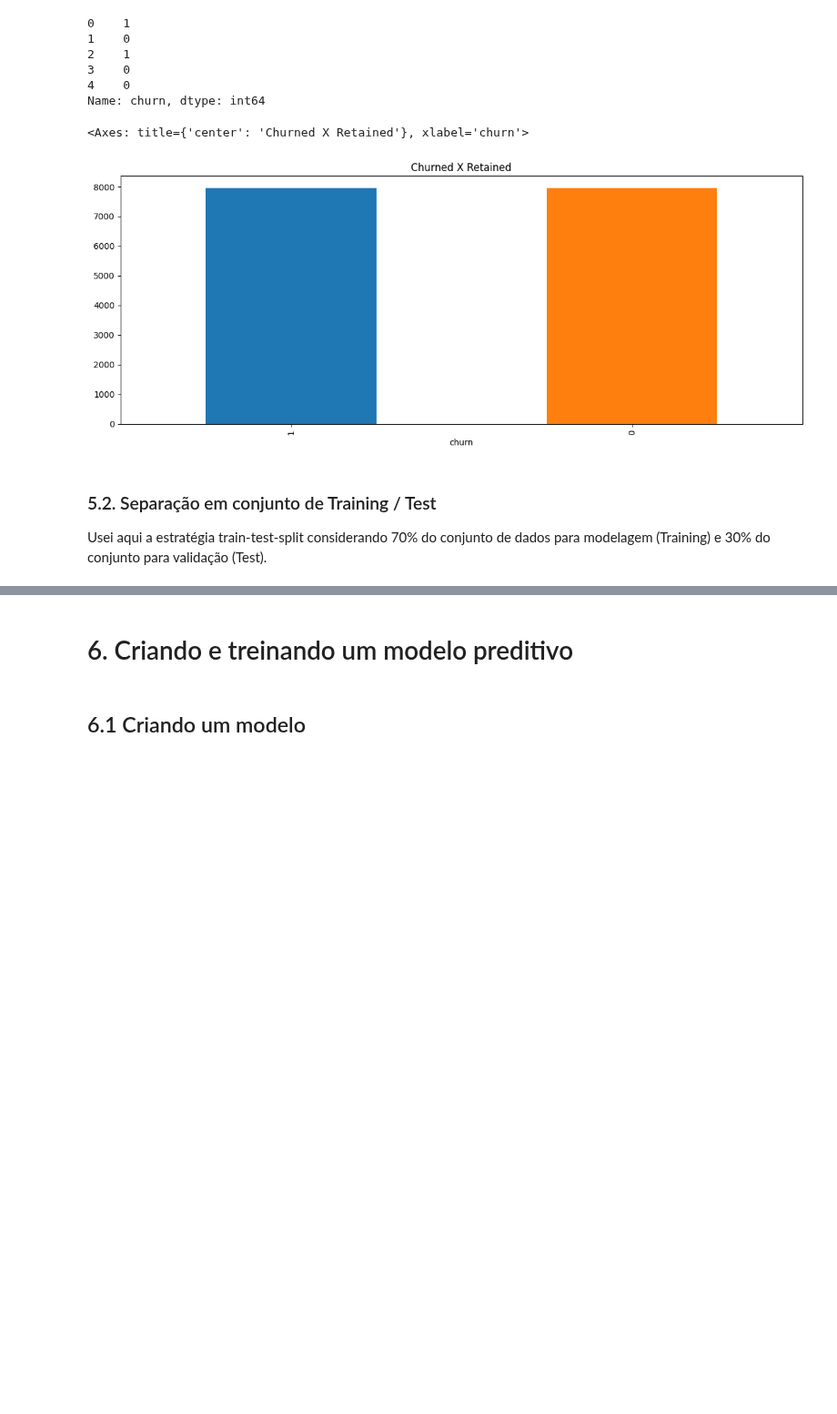
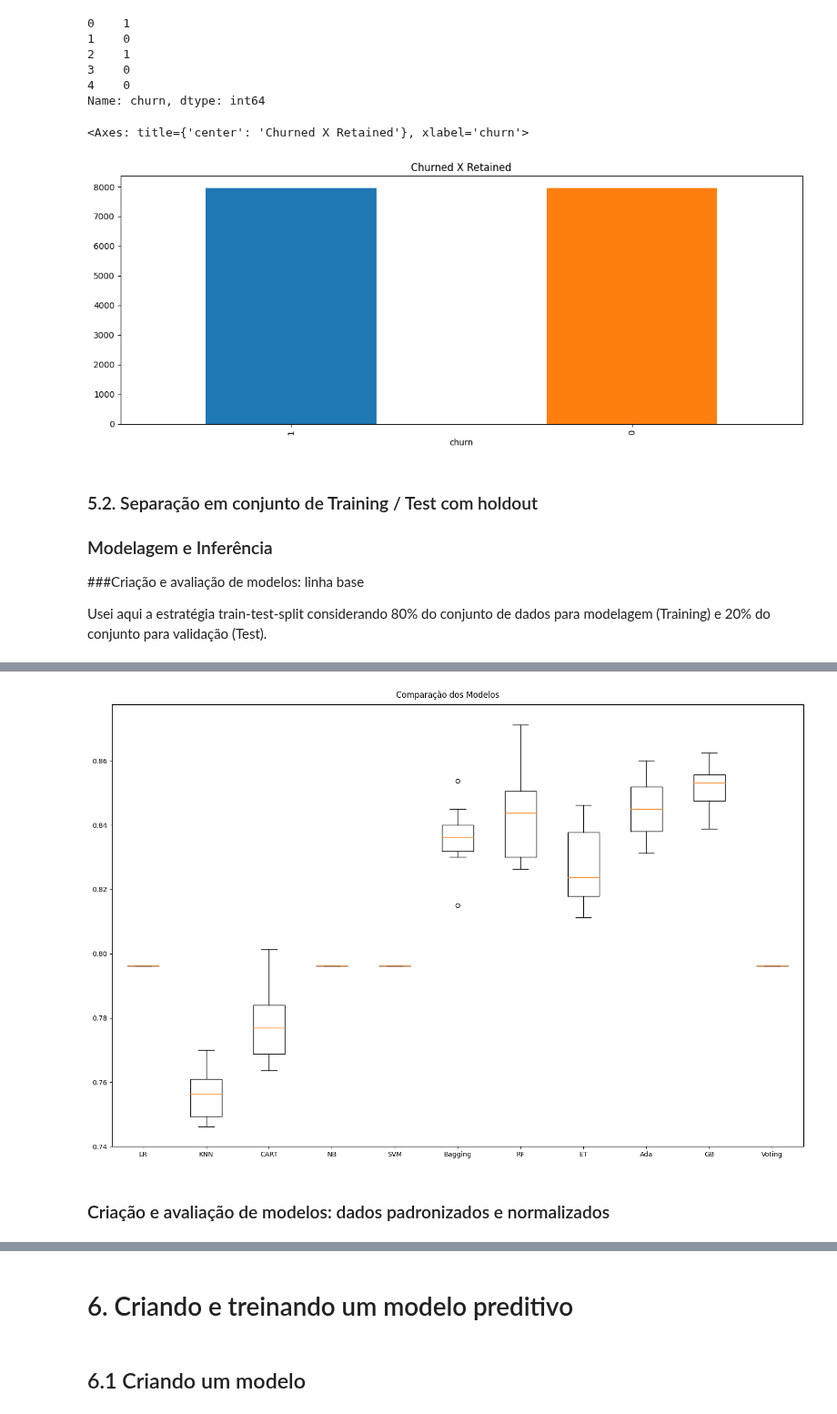
Before and after one commit to zulatopaula/MVP_CD_BankChurn, a Jupyter notebook: PZ_MVP_CD_BankChurn_ML.ipynb, the cells around one changed output, grey strips where cells are left out. Shown at 91% size. Saved outputs shown, nothing was run; the diff lists cells and outputs as text; code cells hidden in the pictures; blank space fills up the shorter version.

```diff
--- a/PZ_MVP_CD_BankChurn_ML.ipynb
+++ b/PZ_MVP_CD_BankChurn_ML.ipynb
@@ -515,6 +513,78 @@ target_res.value_counts().plot(kind='bar', title='Churned X Retained' , color =
 <Axes: title={'center': 'Churned X Retained'}, xlabel='churn'>
 [figure]
 # %% [markdown]
-### 5.2. Separação em conjunto de Training / Test
+### 5.2. Separação em conjunto de Training / Test com holdout
+### Modelagem e Inferência
+###Criação e avaliação de modelos: linha base
 
-Usei aqui a estratégia train-test-split considerando 70% do conjunto de dados para modelagem (Training) e 30% do conjunto para validação (Test).
+Usei aqui a estratégia train-test-split considerando 80% do conjunto de dados para modelagem (Training) e 20% do conjunto para validação (Test).
+# %%
+test_size = 0.20 # tamanho do conjunto de teste
+seed = 7 # semente aleatória
+
+# Separação em conjuntos de treino e teste
+array = novodataset.values
+X = array[:,0:9]
+y = array[:,9]
+X_train, X_test, y_train, y_test = train_test_split(X, y,
+    test_size=test_size, shuffle=True, random_state=seed, stratify=y) # holdout com estratificação
+
+# Parâmetros e partições da validação cruzada
+scoring = 'accuracy'
+num_particoes = 10
+kfold = StratifiedKFold(n_splits=num_particoes, shuffle=True, random_state=seed) # validação cruzada com estratificação
+# %%
+np.random.seed(7) # definindo uma semente global
+
+# Lista que armazenará os modelos
+models = []
+
+# Criando os modelos e adicionando-os na lista de modelos
+models.append(('LR', LogisticRegression(max_iter=200)))
+models.append(('KNN', KNeighborsClassifier()))
+models.append(('CART', DecisionTreeClassifier()))
+models.append(('NB', GaussianNB()))
+models.append(('SVM', SVC()))
+
+# Definindo os parâmetros do classificador base para o BaggingClassifier
+base = DecisionTreeClassifier()
+num_trees = 100
+max_features = 3
+
+# Criando os modelos para o VotingClassifier
+bases = []
+model1 = LogisticRegression(max_iter=200)
+bases.append(('logistic', model1))
+model2 = DecisionTreeClassifier()
+bases.append(('cart', model2))
+model3 = SVC()
+bases.append(('svm', model3))
+
+# Criando os ensembles e adicionando-os na lista de modelos
+models.append(('Bagging', BaggingClassifier(base_estimator=base, n_estimators=num_trees)))
+models.append(('RF', RandomForestClassifier(n_estimators=num_trees, max_features=max_features)))
+models.append(('ET', ExtraTreesClassifier(n_estimators=num_trees, max_features=max_features)))
+models.append(('Ada', AdaBoostClassifier(n_estimators=num_trees)))
+models.append(('GB', GradientBoostingClassifier(n_estimators=num_trees)))
+models.append(('Voting', VotingClassifier(bases)))
+
+# Listas para armazenar os resultados
+results = []
+names = []
+
+# Avaliação dos modelos
+for name, model in models:
+    cv_results = cross_val_score(model, X_train, y_train, cv=kfold, scoring=scoring)
+    results.append(cv_results)
+    names.append(name)
+    msg = "%s: %f (%f)" % (name, cv_results.mean(), cv_results.std())
+    print(msg)
+
+# Boxplot de comparação dos modelos
+fig = mplt.figure(figsize=(15,10))
+fig.suptitle('Comparação dos Modelos')
+ax = fig.add_subplot(111)
+mplt.boxplot(results)
+ax.set_xticklabels(names)
+mplt.show()
+# %% [output]
@@ -521 +602,4 @@ Usei aqui a estratégia train-test-split considerando 70% do conjunto de dados p
+[figure, added]
+# %% [markdown]
+### Criação e avaliação de modelos: dados padronizados e normalizados
 # %%
```
Also changed, not shown: parts of 5 cells of this notebook.
